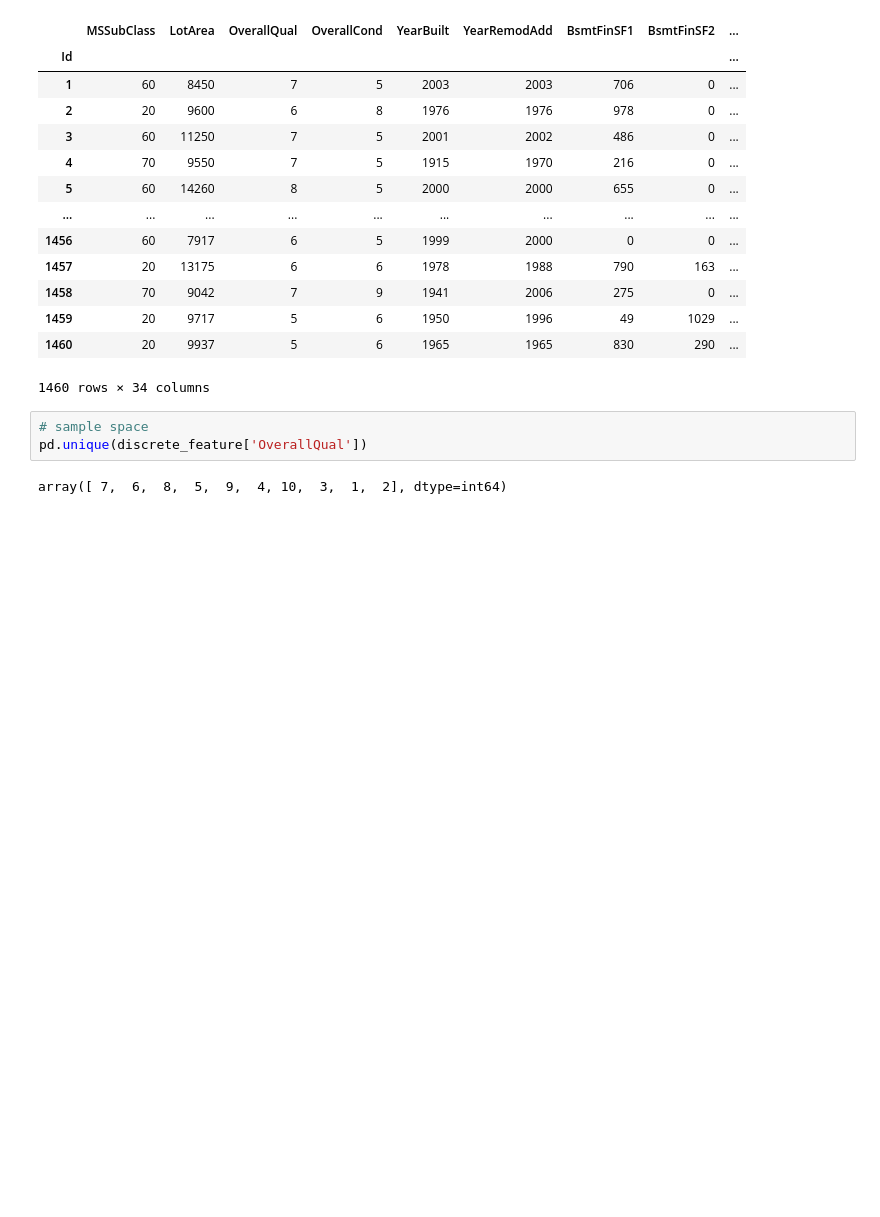
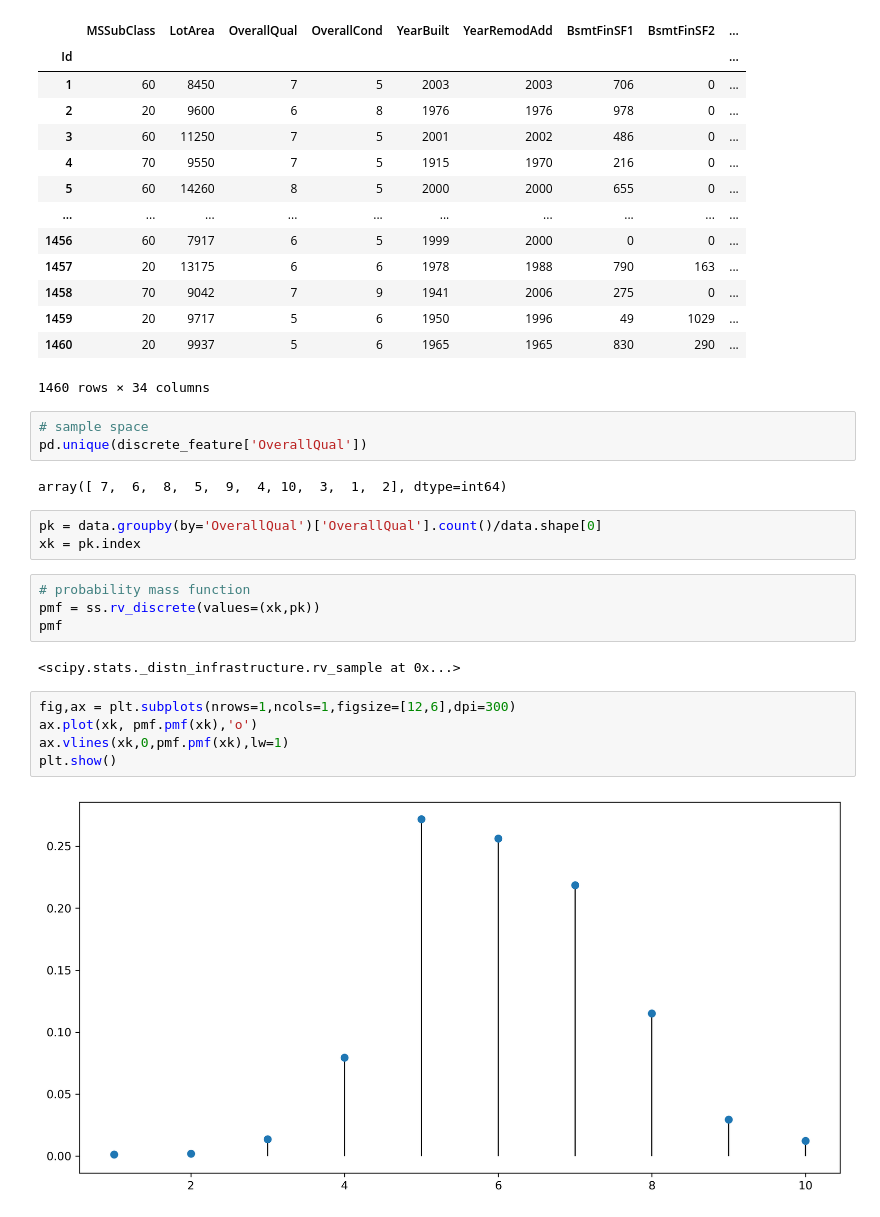
Before and after one commit to ashen007/Housing-Sale-Price-analysis, a Jupyter notebook: notebooks/analysis_2(distribution).ipynb, the cells around one changed output. Saved outputs shown, nothing was run; the diff lists cells and outputs as text; blank space fills up the shorter version.

Commit message:
probability mass function use to examine distribution

```diff
--- a/notebooks/analysis_2(distribution).ipynb
+++ b/notebooks/analysis_2(distribution).ipynb
@@ -45,3 +45,19 @@ discrete_feature
 pd.unique(discrete_feature['OverallQual'])
 # %% [output]
 array([ 7,  6,  8,  5,  9,  4, 10,  3,  1,  2], dtype=int64)
+# %%
+pk = data.groupby(by='OverallQual')['OverallQual'].count()/data.shape[0]
+xk = pk.index
+# %%
+# probability mass function
+pmf = ss.rv_discrete(values=(xk,pk))
+pmf
+# %% [output]
+<scipy.stats._distn_infrastructure.rv_sample at 0x...>
+# %%
+fig,ax = plt.subplots(nrows=1,ncols=1,figsize=[12,6],dpi=300)
+ax.plot(xk, pmf.pmf(xk),'o')
+ax.vlines(xk,0,pmf.pmf(xk),lw=1)
+plt.show()
+# %% [output]
+[figure, added]
```
Also changed, not shown: parts of 1 cell of this notebook.
